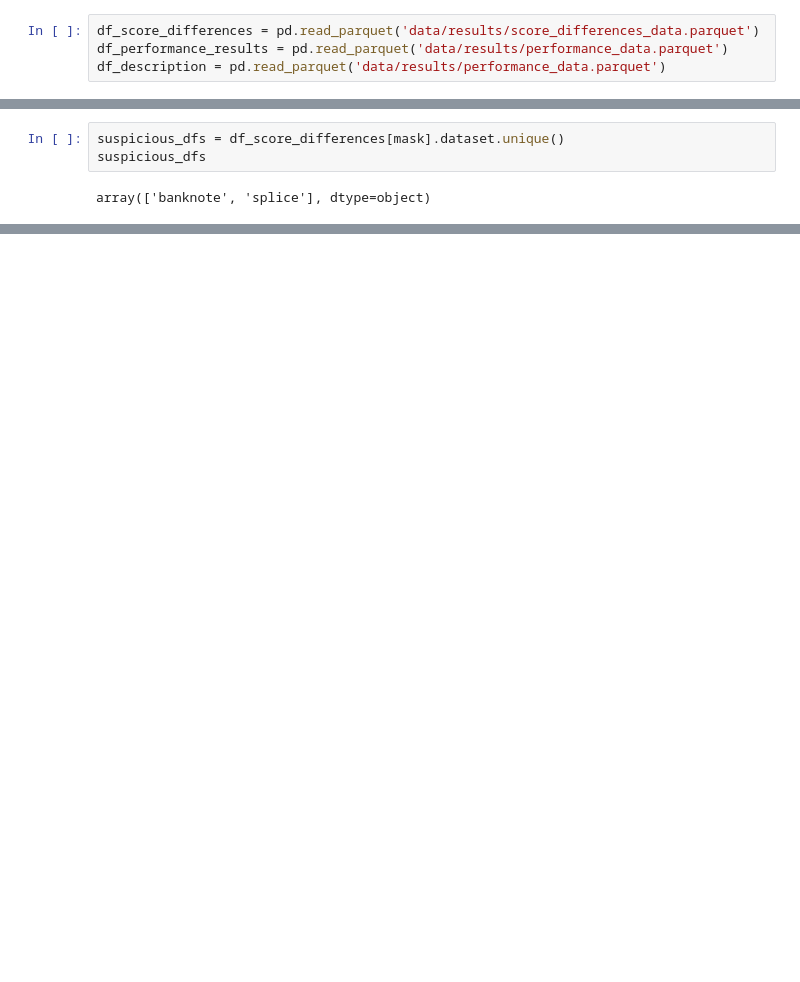
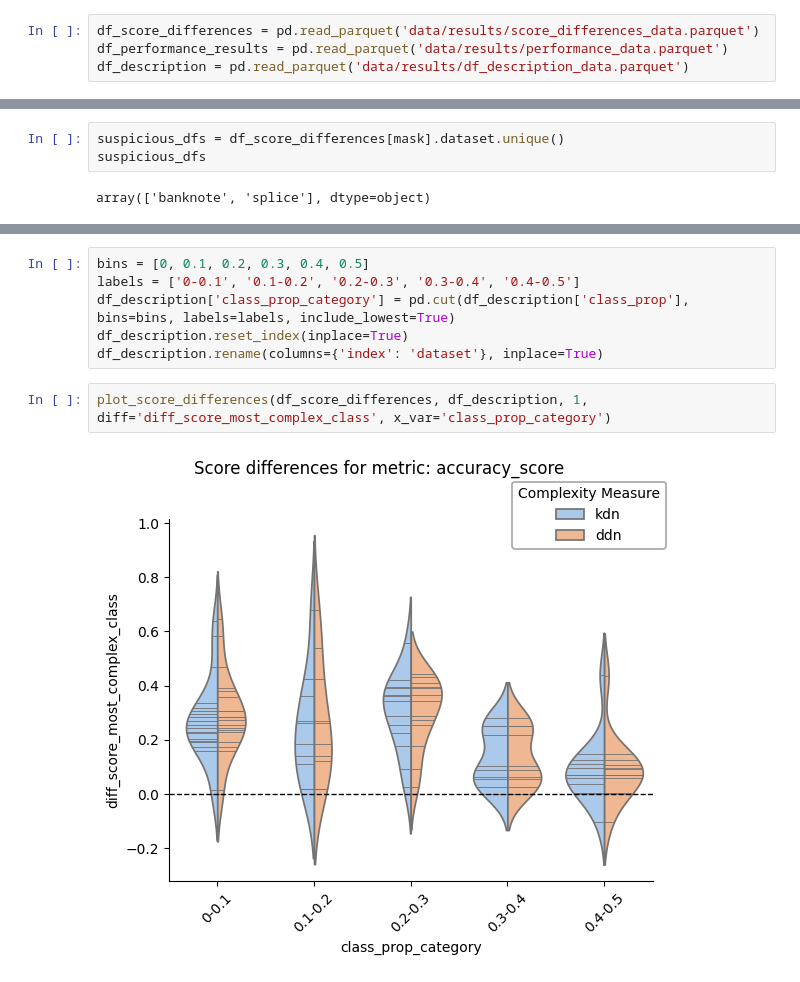
Before and after one commit to URJCDSLab/dynamic_disagreeing_neighbors, a Jupyter notebook: notebooks/complexity_across_models_and_imbalance.ipynb, the cells around one changed output, grey strips where cells are left out. Cells and saved outputs as stored; diff of their text form; blank space fills up the shorter version.

```diff
--- a/notebooks/complexity_across_models_and_imbalance.ipynb
+++ b/notebooks/complexity_across_models_and_imbalance.ipynb
@@ -8,6 +9,6 @@ warnings.filterwarnings('ignore')
 # %%
 df_score_differences = pd.read_parquet('data/results/score_differences_data.parquet')
 df_performance_results = pd.read_parquet('data/results/performance_data.parquet')
-df_description = pd.read_parquet('data/results/performance_data.parquet')
+df_description = pd.read_parquet('data/results/df_description_data.parquet')
 # %%
 mask = (df_score_differences['minority_class_complexity'] != df_score_differences['most_complex_class']) & (df_score_differences['k'] == 1)
@@ -41,0 +54,10 @@ array(['banknote', 'bupa', 'fourclass', 'housevotes84', 'mammographic',
+# %%
+bins = [0, 0.1, 0.2, 0.3, 0.4, 0.5]
+labels = ['0-0.1', '0.1-0.2', '0.2-0.3', '0.3-0.4', '0.4-0.5']
+df_description['class_prop_category'] = pd.cut(df_description['class_prop'], bins=bins, labels=labels, include_lowest=True)
+df_description.reset_index(inplace=True)
+df_description.rename(columns={'index': 'dataset'}, inplace=True)
+# %%
+plot_score_differences(df_score_differences, df_description, 1, diff='diff_score_most_complex_class', x_var='class_prop_category')
+# %% [output]
+[figure, added]
```
Also changed, not shown: parts of 7 cells of this notebook, 1 other file.
